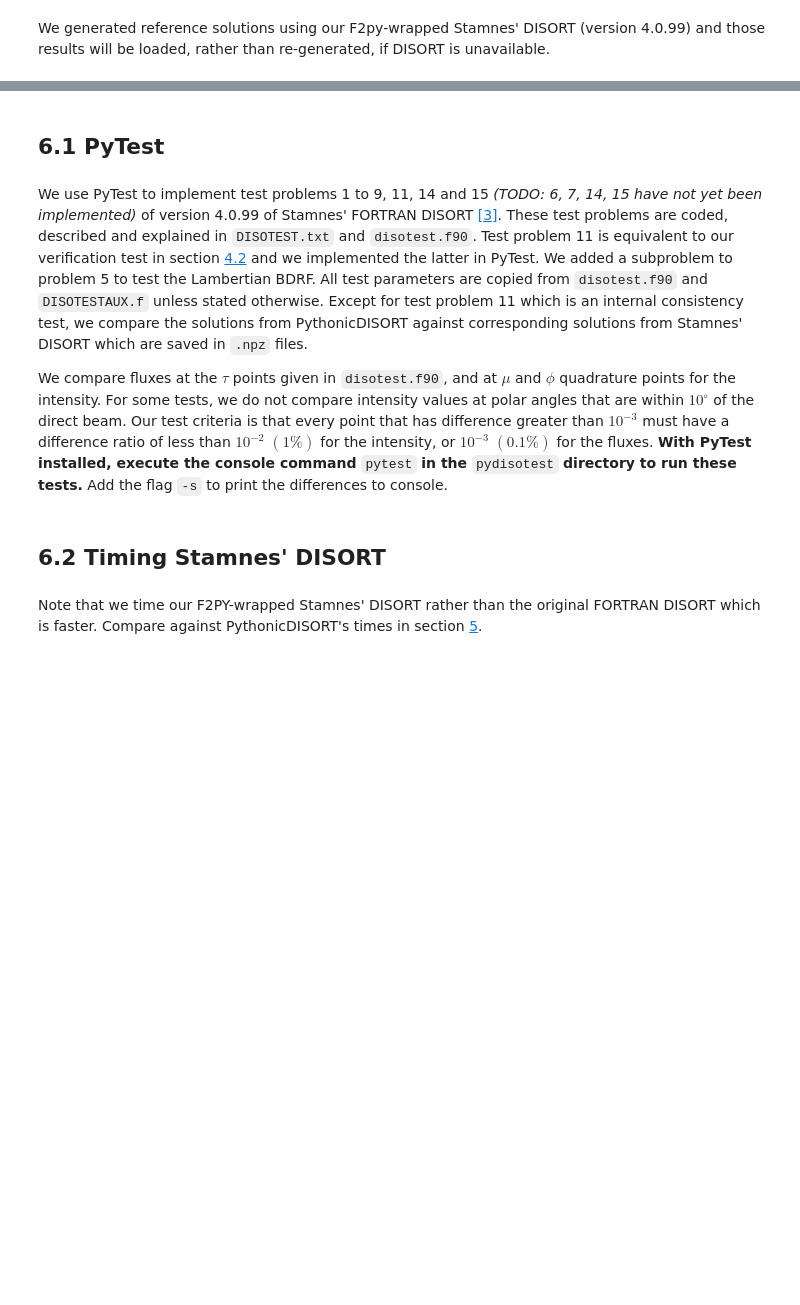
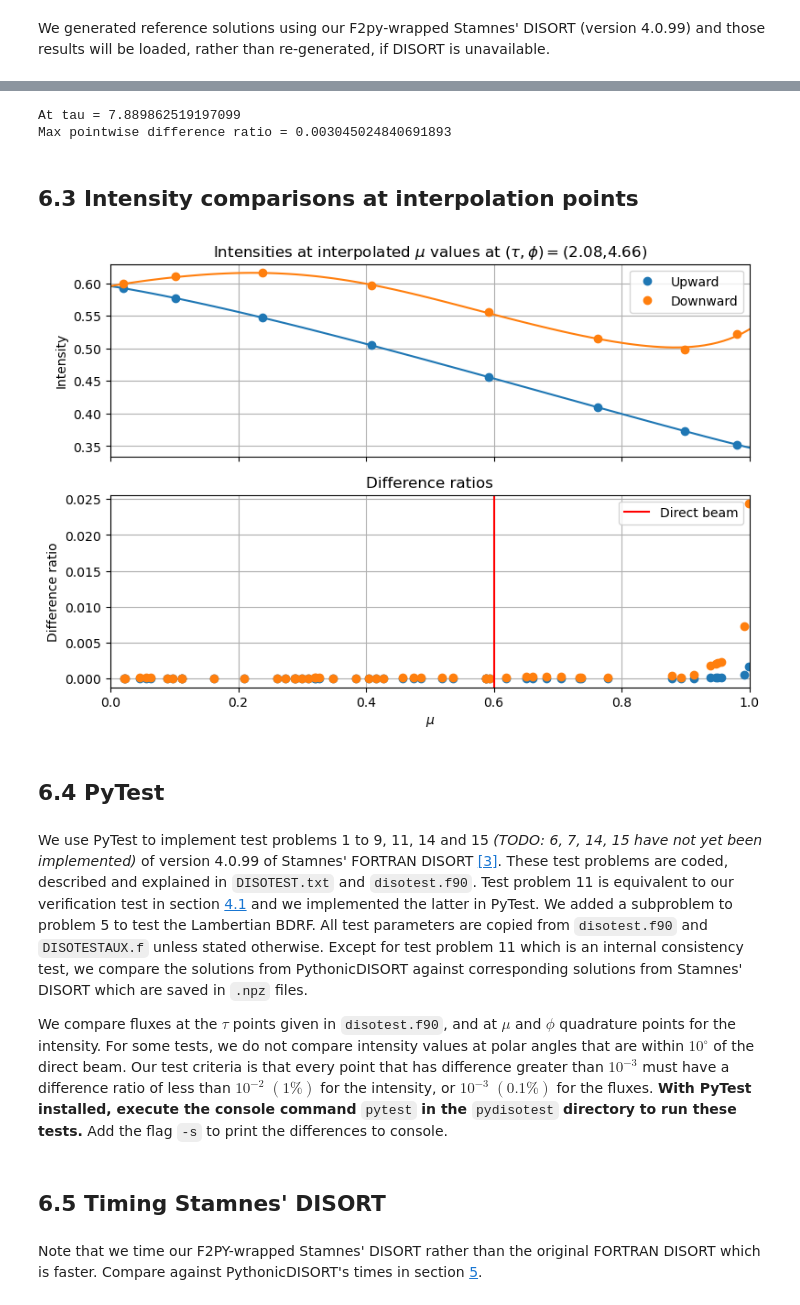
Before and after one commit to LDEO-CREW/Pythonic-DISORT, a Jupyter notebook: docs/Pythonic-DISORT.ipynb, the cells around one changed output, grey strips where cells are left out. Cells and saved outputs as stored; diff of their text form; code cells hidden in the pictures; blank space fills up the shorter version.

```diff
--- a/docs/Pythonic-DISORT.ipynb
+++ b/docs/Pythonic-DISORT.ipynb
@@ -2702,0 +2669,8 @@ plt.legend()
+# %%
+print("At tau = " + str(ratio_tau_pt))
+print("Max pointwise difference ratio =", np.max(diff_ratio[:, max_ratio_tau_index, :]))
+# %% [output]
+At tau = 7.889862519197099
+Max pointwise difference ratio = 0.003045024840691893
+# %% [markdown]
+## 6.3 Intensity comparisons at interpolation points
@@ -2702,0 +2735,18 @@ plt.legend()
+# %%
+if disort_is_installed:
+    # Run disort, putting DFDT, UAVG, and UU in a, b, and c, respectively
+    rfldir, rfldn, flup, dfdt, uavg, uu_interpol, albmed, trnmed = disort.disort(usrang, usrtau, ibcnd, onlyfl, prnt, plank, lamber, deltamplus, do_pseudo_sphere, dtauc, ssalb,
+                            pmom, temper, wvnmlo, wvnmhi, utau, umu0, phi0 * 180/pi, umu, phi * 180/pi, fbeam, fisot, albedo, btemp, ttemp,
+                            temis, earth_radius, h_lyr, rhoq, rhou, rho_accurate, bemst, emust, accur, header, rfldir,
+                            rfldn, flup, dfdt, uavg, uu_interpol, albmed, trnmed)
+else:
+    results = np.load("section6_testresults2.npz")
+    # Load saved results from Stamnes' DISORT
+    uu_interpol = results["uu_interpol"]
+    # Load comparison points
+    mu_test_arr_pos = results["mu_test_arr_pos"]
+    test_tau = results["test_tau"]
+    test_phi = results["test_phi"]
+
+    Nmu = len(mu_test_arr_pos)
+    mu_test_arr_neg = -np.flip(mu_test_arr_pos)
@@ -2703,10 +2761,57 @@ plt.legend()
+# %%
+u_interpol = PythonicDISORT.subroutines.interpolate(mu_arr_pos, u_NT)
+mu_arr_plot = np.linspace(0, 1, 101)
+
+fig = plt.figure(figsize=(9, 6))
+plt.subplot((211))
+plt.title(
+    r"Intensities at interpolated $\mu$ values at $(\tau, \phi) =$"
+    + "("
+    + str(np.around(test_tau, 2))
+    + ","
+    + str(np.around(test_phi, 2))
+    + ")"
+)
+plt.xlim([0,1])
+plt.tick_params(labelbottom=False)
+plt.plot(mu_arr_plot, u_interpol(mu_arr_plot, test_tau, test_phi), color="#1f77b4")
+plt.plot(mu_arr_pos, u(test_tau, test_phi)[:N], "o", color="#1f77b4", label="Upward")
+plt.plot(mu_arr_plot, u_interpol(-mu_arr_plot, test_tau, test_phi), color="#ff7f0e")
+plt.plot(mu_arr_pos, u(test_tau, test_phi)[N:], "o", color="#ff7f0e", label="Downward")
+plt.ylabel("Intensity")
+plt.legend()
+plt.grid()
+plt.subplot((212))
+plt.title("Difference ratios")
+plt.xlim([0,1])
+plt.plot(
+    mu_test_arr_pos,
+    np.abs(u_interpol(mu_test_arr_pos, test_tau, test_phi) - uu_interpol[Nmu:].ravel())
+    / uu_interpol[Nmu:].ravel(),
+    "o",
+    color="#1f77b4"
+)
+plt.plot(
+    -mu_test_arr_neg,
+    np.abs(u_interpol(mu_test_arr_neg, test_tau, test_phi) - uu_interpol[:Nmu].ravel())
+    / uu_interpol[:Nmu].ravel(),
+    "o",
+    color="#ff7f0e"
+)
+plt.axvline(mu0, color="red", label="Direct beam")
+plt.ylabel("Difference ratio")
+plt.xlabel(r"$\mu$")
+plt.legend()
+plt.grid()
+# %% [output]
+[figure, added]
 # %% [markdown]
-## 6.1 PyTest
+## 6.4 PyTest
 # %% [markdown]
-We use PyTest to implement test problems 1 to 9, 11, 14 and 15 *(TODO: 6, 7, 14, 15 have not yet been implemented)* of version 4.0.99 of Stamnes' FORTRAN DISORT [[3]](#cite-Sta1999). These test problems are coded, described and explained in `DISOTEST.txt` and `disotest.f90`. Test problem 11 is equivalent to our verification test in section [4.2](#4.2-Verification-of-multi-layer-solver) and we implemented the latter in PyTest. We added a subproblem to problem 5 to test the Lambertian BDRF. All test parameters are copied from `disotest.f90` and `DISOTESTAUX.f` unless stated otherwise. Except for test problem 11 which is an internal consistency test, we compare the solutions from PythonicDISORT against corresponding solutions from Stamnes' DISORT which are saved in `.npz` files.
+We use PyTest to implement test problems 1 to 9, 11, 14 and 15 *(TODO: 6, 7, 14, 15 have not yet been implemented)* of version 4.0.99 of Stamnes' FORTRAN DISORT [[3]](#cite-Sta1999). These test problems are coded, described and explained in `DISOTEST.txt` and `disotest.f90`. Test problem 11 is equivalent to our verification test in section [4.1](#4.1-Verification-of-multi-layer-solver) and we implemented the latter in PyTest. We added a subproblem to problem 5 to test the Lambertian BDRF. All test parameters are copied from `disotest.f90` and `DISOTESTAUX.f` unless stated otherwise. Except for test problem 11 which is an internal consistency test, we compare the solutions from PythonicDISORT against corresponding solutions from Stamnes' DISORT which are saved in `.npz` files.
 
 We compare fluxes at the $\tau$ points given in `disotest.f90`, and at $\mu$ and $\phi$ quadrature points for the intensity. For some tests, we do not compare intensity values at polar angles that are within $10^\circ$ of the direct beam. Our test criteria is that every point that has difference greater than $10^{-3}$ must have a difference ratio of less than $10^{-2}$ $(1\%)$ for the intensity, or $10^{-3}$ $(0.1\%)$ for the fluxes. **With PyTest installed, execute the console command** `pytest` **in the** `pydisotest` **directory to run these tests.**  Add the flag `-s` to print the differences to console.
 # %% [markdown]
-## 6.2 Timing Stamnes' DISORT
+## 6.5 Timing Stamnes' DISORT
 # %% [markdown]
 Note that we time our F2PY-wrapped Stamnes' DISORT rather than the original FORTRAN DISORT which is faster. Compare against PythonicDISORT's times in section [5](#5.-Timing-PythonicDISORT).
```
Also changed, not shown: parts of 46 cells of this notebook, 10 other files.
